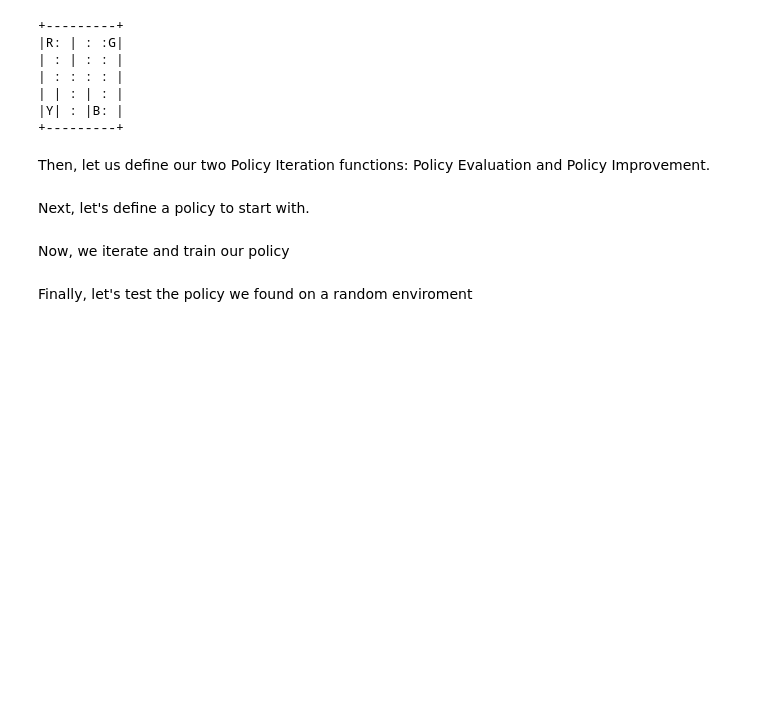
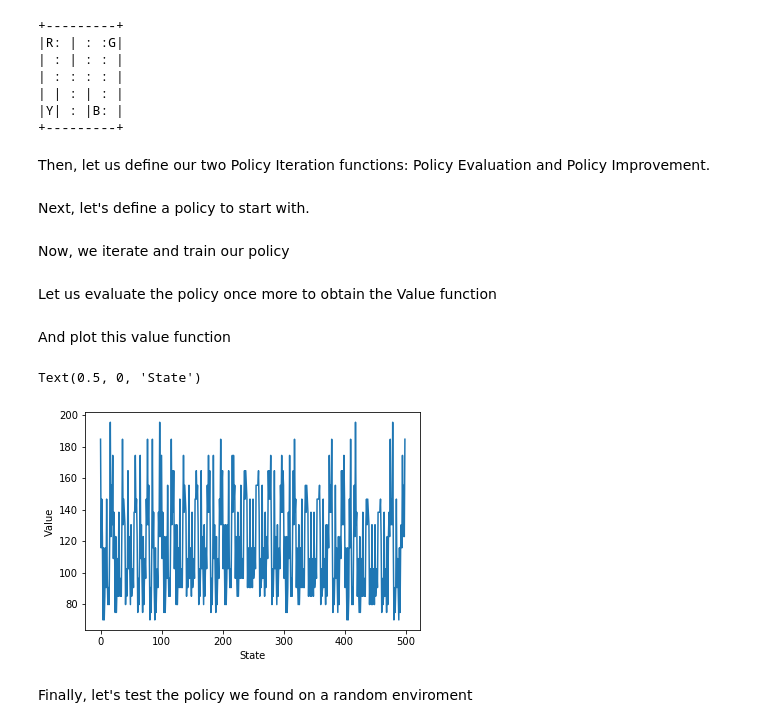
Before and after one commit to bmrocamora/mae693_reinforcement_learning, a Jupyter notebook: hw1/hw1_notebook.ipynb, the cells around one changed output. Cells and saved outputs as stored; diff of their text form; code cells hidden in the pictures; blank space fills up the shorter version.

```diff
--- a/hw1/hw1_notebook.ipynb
+++ b/hw1/hw1_notebook.ipynb
@@ -117,6 +118,19 @@ while True:
     # Check finishing condition
     if (found_optimum == True):
         break
+# %% [markdown]
+Let us evaluate the policy once more to obtain the Value function
+# %%
+V,iteration = policy_evaluation (env, policy, 0.95, 0.000001, 10000)
+# %% [markdown]
+And plot this value function
+# %%
+plt.plot(V)
+plt.ylabel('Value')
+plt.xlabel('State')
+# %% [output]
+Text(0.5, 0, 'State')
+[figure, added]
 # %% [markdown]
 Finally, let's test the policy we found on a random enviroment
 # %%
```
Also changed, not shown: parts of 2 cells of this notebook.
